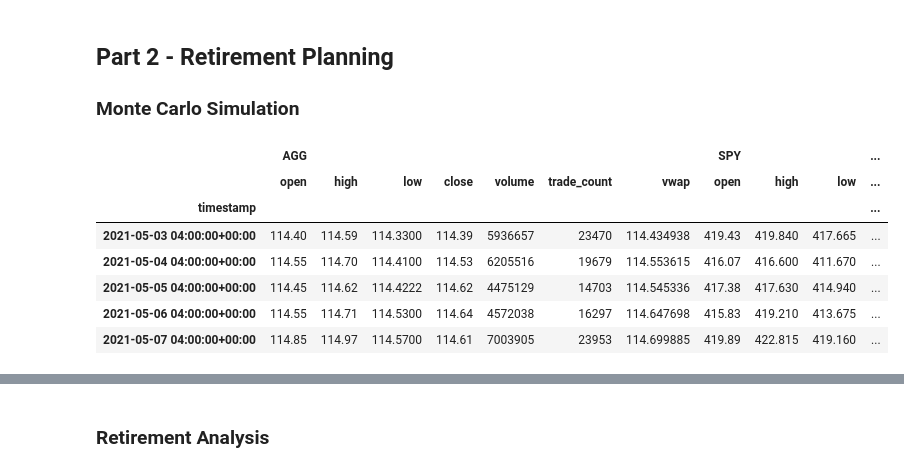
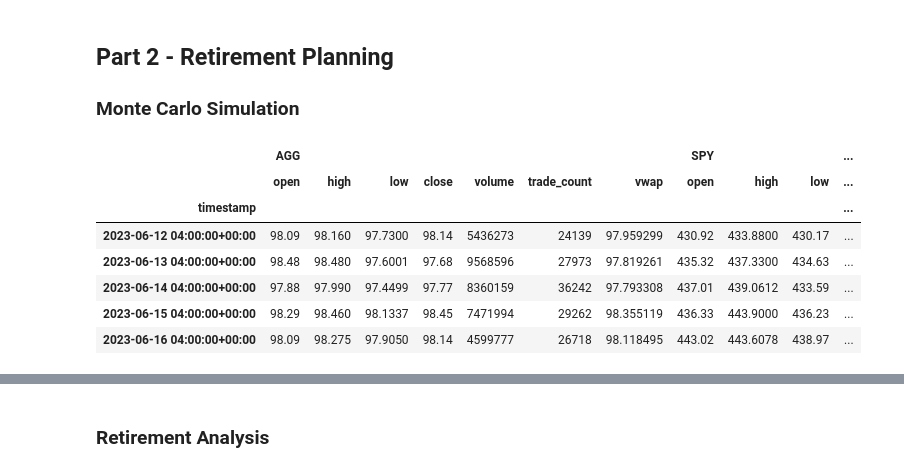
Before and after one commit to ScottyCodeman/fintech-module-5, a Jupyter notebook: Starter_Code/financial-planner.ipynb, the cells around one changed output, grey strips where cells are left out. Saved outputs shown, nothing was run; the diff lists cells and outputs as text; code cells hidden in the pictures.

```diff
--- a/Starter_Code/financial-planner.ipynb
+++ b/Starter_Code/financial-planner.ipynb
@@ -169,31 +169,37 @@ You need 399.0 to reach your financial goal
 ### Monte Carlo Simulation
 # %%
 # Set start and end dates of five years back from today.
+timeframe = "1Day"
 # Sample results may vary from the solution based on the time frame chosen
-start_date = pd.Timestamp('2021-05-01', tz='America/New_York').isoformat()
+start_date = pd.Timestamp('2018-06-16', tz='America/New_York').isoformat()
 end_date = pd.Timestamp('2023-06-16', tz='America/New_York').isoformat()
 # %%
 # Get 5 years' worth of historical data for SPY and AGG
-df_financial_ticker = alpaca.get_bars(tickers, timeframe, start=start_date, end=end_date,limit=1000).df.dropna()
+df_financial_ticker = alpaca.get_bars(
+    tickers,
+    timeframe,
+    start=start_date,
+    end=end_date
+).df
 # Reorganize the DataFrame
 # Separate ticker data
 AGG = df_financial_ticker[df_financial_ticker['symbol']=='AGG'].drop('symbol', axis=1)
 SPY = df_financial_ticker[df_financial_ticker['symbol']=='SPY'].drop('symbol', axis=1)
 
 
 # Concatenate the ticker DataFrames
-df_financial_ticker = pd.concat([AGG,SPY], axis=1, keys=["AGG","SPY"])
+df_financial_ticker = pd.concat([AGG,SPY ],axis=1, keys=["AGG","SPY"])
 
 # Display sample data
-df_financial_ticker.head()
+df_financial_ticker.tail()
 # %% [output]
 |  | AGG |  |  |  |  |  |  | SPY |  |  | ... |
 |  | open | high | low | close | volume | trade_count | vwap | open | high | low | ... |
 | timestamp |  |  |  |  |  |  |  |  |  |  | ... |
-| 2021-05-03 04:00:00+00:00 | 114.40 | 114.59 | 114.3300 | 114.39 | 5936657 | 23470 | 114.434938 | 419.43 | 419.840 | 417.665 | ... |
-| 2021-05-04 04:00:00+00:00 | 114.55 | 114.70 | 114.4100 | 114.53 | 6205516 | 19679 | 114.553615 | 416.07 | 416.600 | 411.670 | ... |
-| 2021-05-05 04:00:00+00:00 | 114.45 | 114.62 | 114.4222 | 114.62 | 4475129 | 14703 | 114.545336 | 417.38 | 417.630 | 414.940 | ... |
-| 2021-05-06 04:00:00+00:00 | 114.55 | 114.71 | 114.5300 | 114.64 | 4572038 | 16297 | 114.647698 | 415.83 | 419.210 | 413.675 | ... |
-| 2021-05-07 04:00:00+00:00 | 114.85 | 114.97 | 114.5700 | 114.61 | 7003905 | 23953 | 114.699885 | 419.89 | 422.815 | 419.160 | ... |
+| 2023-06-12 04:00:00+00:00 | 98.09 | 98.160 | 97.7300 | 98.14 | 5436273 | 24139 | 97.959299 | 430.92 | 433.8800 | 430.17 | ... |
+| 2023-06-13 04:00:00+00:00 | 98.48 | 98.480 | 97.6001 | 97.68 | 9568596 | 27973 | 97.819261 | 435.32 | 437.3300 | 434.63 | ... |
+| 2023-06-14 04:00:00+00:00 | 97.88 | 97.990 | 97.4499 | 97.77 | 8360159 | 36242 | 97.793308 | 437.01 | 439.0612 | 433.59 | ... |
+| 2023-06-15 04:00:00+00:00 | 98.29 | 98.460 | 98.1337 | 98.45 | 7471994 | 29262 | 98.355119 | 436.33 | 443.9000 | 436.23 | ... |
+| 2023-06-16 04:00:00+00:00 | 98.09 | 98.275 | 97.9050 | 98.14 | 4599777 | 26718 | 98.118495 | 443.02 | 443.6078 | 438.97 | ... |
 # %%
 # Configuring a Monte Carlo simulation to forecast 30 years cumulative returns
```
Also changed, not shown: parts of 26 cells of this notebook, 1 other file.
